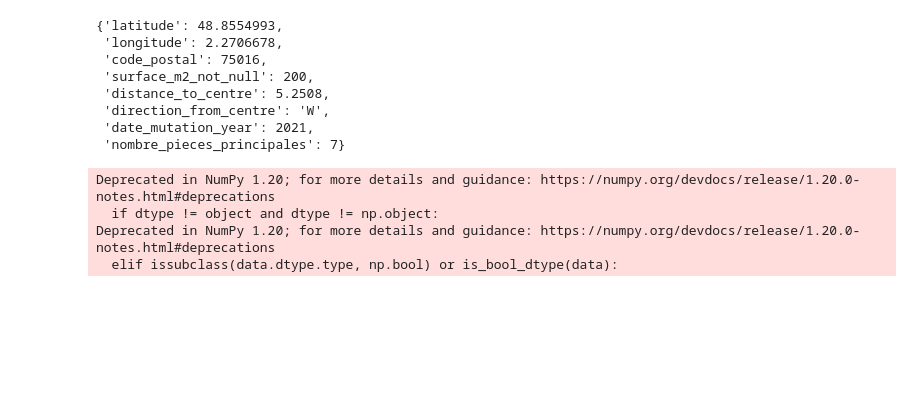
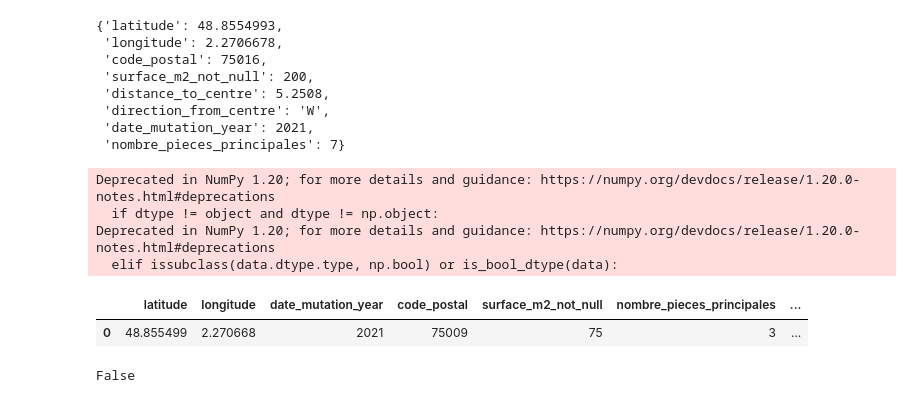
Before and after one commit to nathanbry2/dss-realestate, a Jupyter notebook: ipython_notebooks/Tests.ipynb, the cells around one changed output. Saved outputs shown, nothing was run; the diff lists cells and outputs as text; code cells hidden in the pictures; blank space fills up the shorter version.

Commit message:
Saved Jupyter notebook 'Tests'

```diff
--- a/ipython_notebooks/Tests.ipynb
+++ b/ipython_notebooks/Tests.ipynb
@@ -139,10 +139,11 @@ dict(zip(list(df.columns), list(df.loc[0])))
  "direction_from_centre":"N"}
 # %%
 cols = ['latitude','longitude','date_mutation_year',
-        'code_postal','surface_m2_not_null','nombre_pieces_principales','distance_to_centre',
- 'direction_from_centre']
+        'code_postal','surface_m2_not_null',
+        'nombre_pieces_principales','distance_to_centre',
+        'direction_from_centre']
 
-vals = [48.8554993,2.2706678,75016,200,5.2508,'W',2021,7]
+vals = [48.8554993,2.2706678,2021,75009,75,3,2.0596112975,'N']
 # %%
 df = pd.DataFrame([vals],columns=cols)
 # %% [output]
@@ -150,3 +151,8 @@ Deprecated in NumPy 1.20; for more details and guidance: https://numpy.org/devdo
   if dtype != object and dtype != np.object:
 Deprecated in NumPy 1.20; for more details and guidance: https://numpy.org/devdocs/release/1.20.0-notes.html#deprecations
   elif issubclass(data.dtype.type, np.bool) or is_bool_dtype(data):
+# %%
+df
+# %% [output]
+|  | latitude | longitude | date_mutation_year | code_postal | surface_m2_not_null | nombre_pieces_principales | ... |
+| 0 | 48.855499 | 2.270668 | 2021 | 75009 | 75 | 3 | ... |
@@ -152,0 +170,4 @@ Deprecated in NumPy 1.20; for more details and guidance: https://numpy.org/devdo
+# %%
+test1 == test2
+# %% [output]
+False
```
Also changed, not shown: parts of 2 cells of this notebook.
